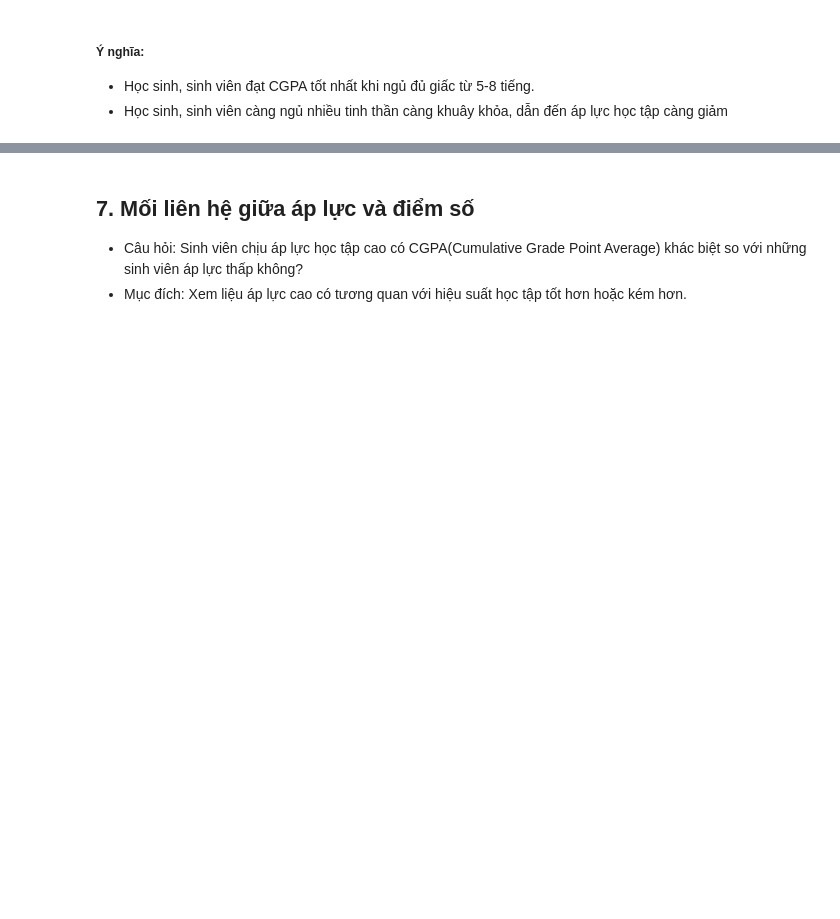
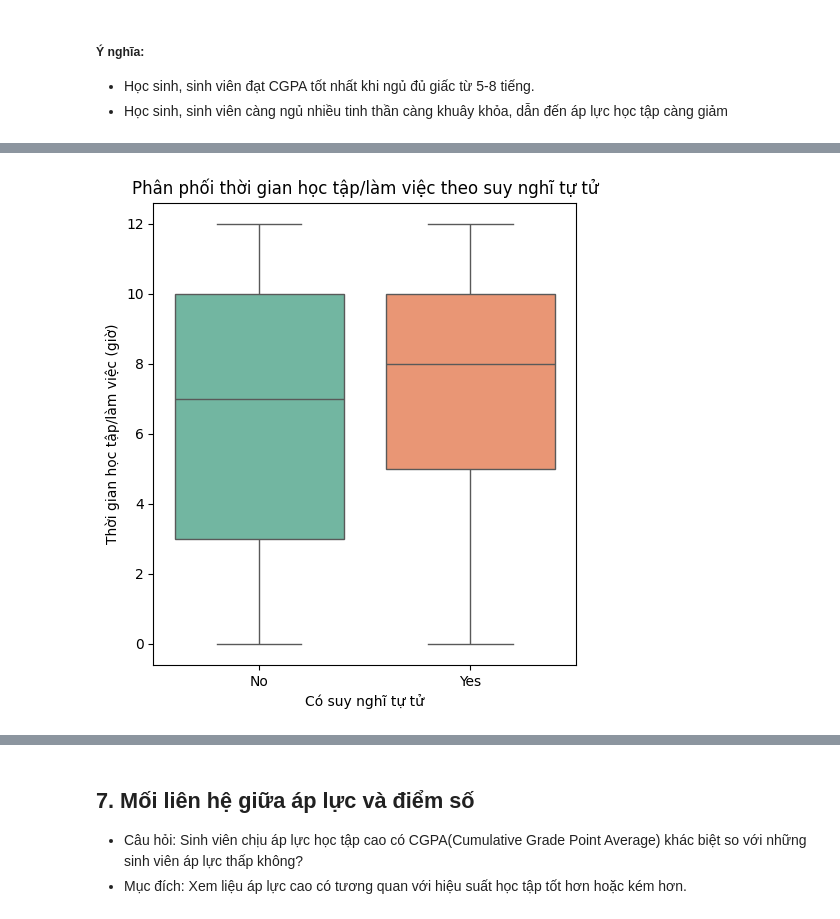
Before and after one commit to lhldanh/HCMUS_-CSC17104_Final_Project, a Jupyter notebook: main.ipynb, the cells around one changed output, grey strips where cells are left out. Saved outputs shown, nothing was run; the diff lists cells and outputs as text; code cells hidden in the pictures; blank space fills up the shorter version.

```diff
--- a/main.ipynb
+++ b/main.ipynb
@@ -437,0 +587,11 @@ plt.show()
+# %%
+df['Suicidal_Thoughts'] = df['Have you ever had suicidal thoughts ?'].map({'Yes': 1, 'No': 0})
+df = df.dropna(subset=['Work/Study Hours', 'Suicidal_Thoughts'])
+mean_hours = df.groupby('Suicidal_Thoughts')['Work/Study Hours'].mean()
+std_hours = df.groupby('Suicidal_Thoughts')['Work/Study Hours'].std()
+result = pd.DataFrame({
+    'Mean Work/Study Hours': mean_hours,
+    'Std Work/Study Hours': std_hours
+})
+result.index = result.index.map({1: 'Yes', 0: 'No'})
+result
@@ -437,0 +617,11 @@ plt.show()
+# %%
+plt.figure(figsize=(12, 6))
+plt.subplot(1, 2, 1)
+sns.boxplot(x='Suicidal_Thoughts', y='Work/Study Hours', data=df, palette="Set2")
+plt.xticks([0, 1], ['No', 'Yes'])
+plt.title("Phân phối thời gian học tập/làm việc theo suy nghĩ tự tử")
+plt.xlabel("Có suy nghĩ tự tử")
+plt.ylabel("Thời gian học tập/làm việc (giờ)")
+plt.show()
+# %% [output]
+[figure, added]
```
Also changed, not shown: parts of 31 cells of this notebook.
